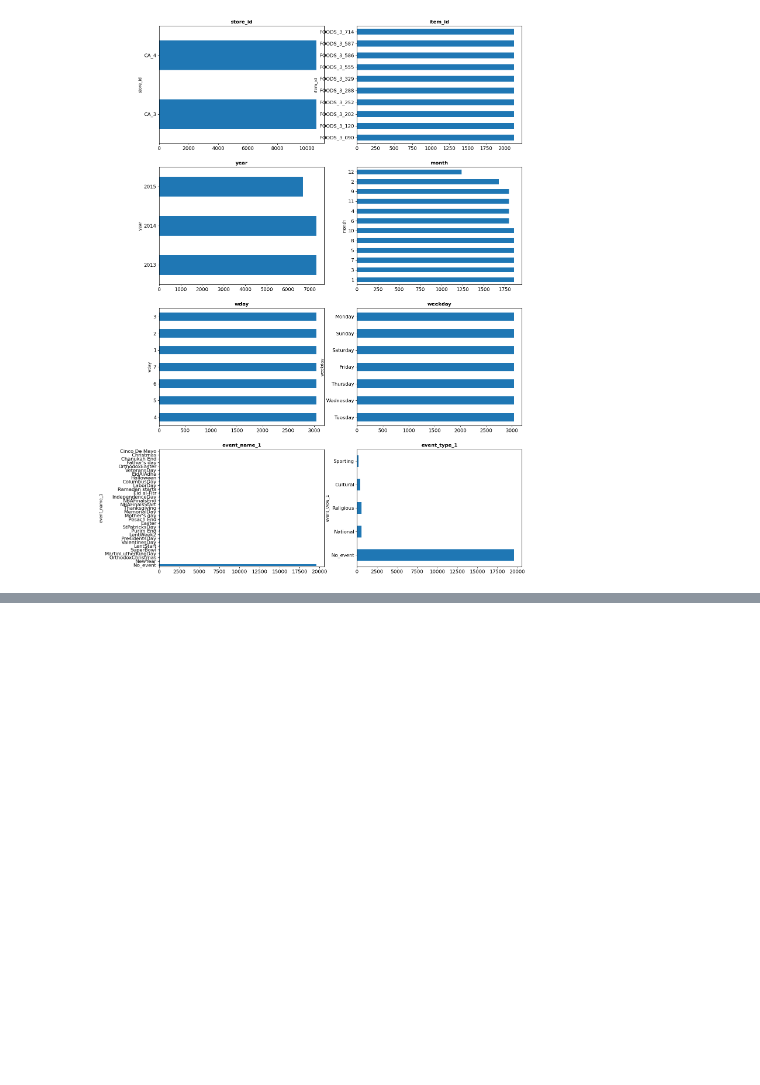
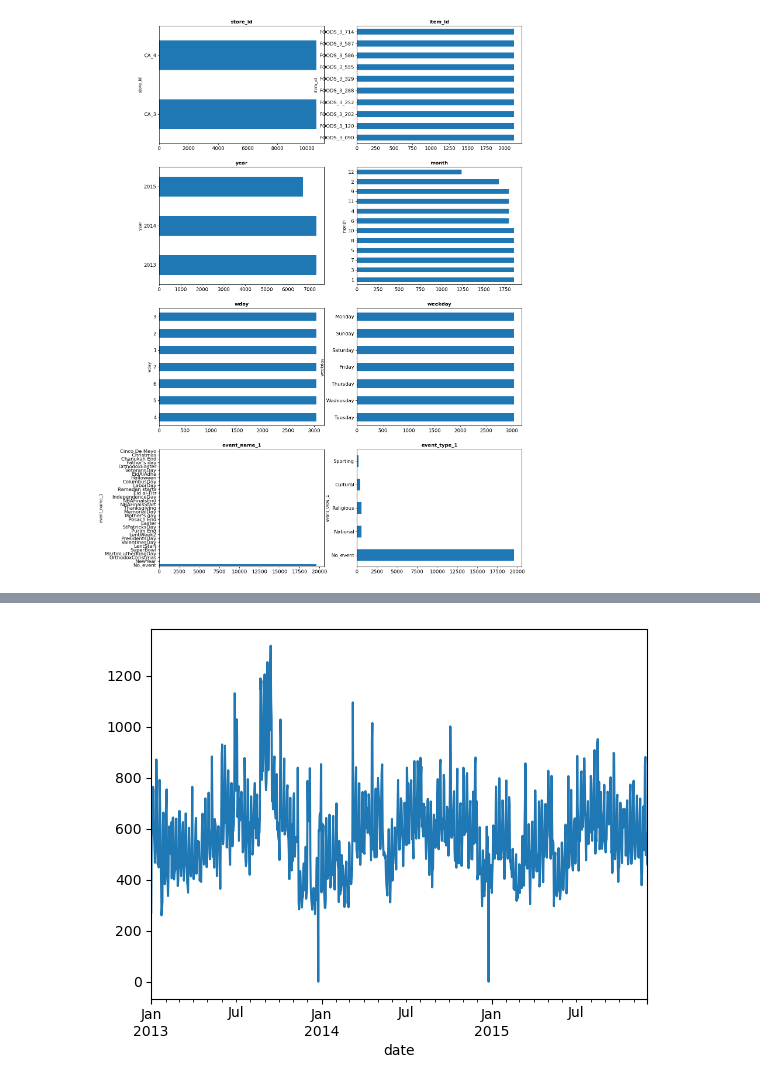
Before and after one commit to adrianriverof/Retail-Sales-Forecasting, a Jupyter notebook: 03_Notebooks/02_Development/03_EDA.ipynb, the cells around one changed output, grey strips where cells are left out. Cells and saved outputs as stored; diff of their text form; code cells hidden in the pictures; blank space fills up the shorter version.

Commit message:
feat(eda): numeric graphical analysis !!! there's some mismatch

```diff
--- a/03_Notebooks/02_Development/03_EDA.ipynb
+++ b/03_Notebooks/02_Development/03_EDA.ipynb
@@ -109,0 +130,3 @@ plot_eda_categoricals(cat[include])
+# %%
+df = pd.concat([cat,num], axis=1)
+df.head()
@@ -109,0 +141,6 @@ plot_eda_categoricals(cat[include])
+# %%
+# global trend of sales
+
+df.groupby('date').sales.sum().plot();
+# %% [output]
+[figure, added]
```
Also changed, not shown: parts of 13 cells of this notebook.
